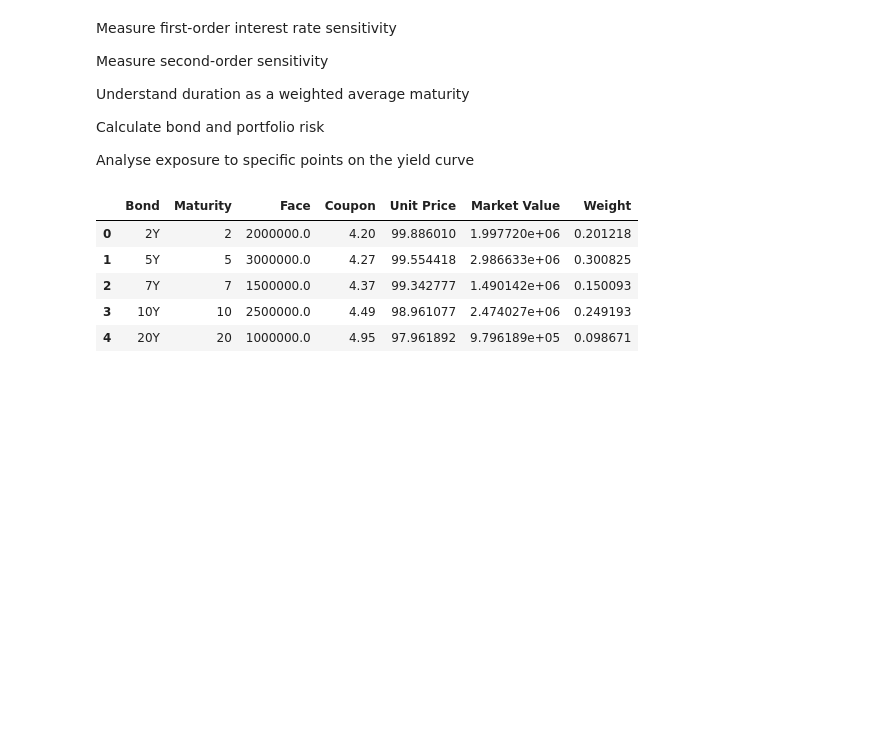
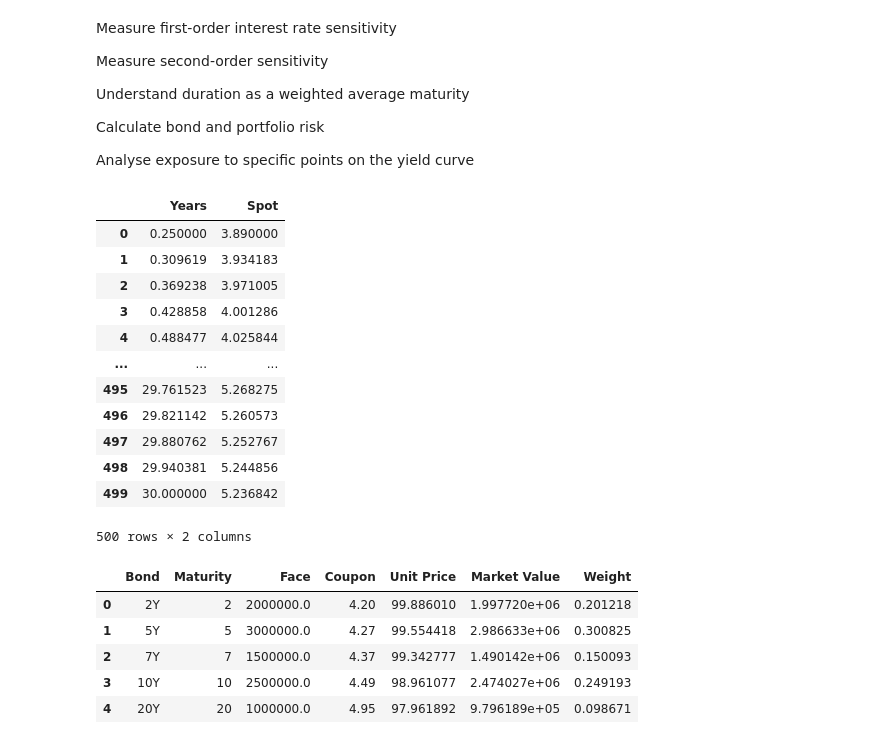
Before and after one commit to gy623/Interest-Rate-Curve-Bootstrapping-and-Stress-Testing, a Jupyter notebook: notebooks/06_stress_testing.ipynb, the cells around one changed output. Cells and saved outputs as stored; diff of their text form; code cells hidden in the pictures; blank space fills up the shorter version.

```diff
--- a/notebooks/06_stress_testing.ipynb
+++ b/notebooks/06_stress_testing.ipynb
@@ -21,15 +21,29 @@ ROOT = Path.cwd().parent
 # %%
 curve = pd.read_csv(ROOT / "data/continuous_zero_curve.csv")
 portfolio = pd.read_csv(ROOT / "data/sample_portfolio.csv")
 
-portfolio
+display(curve)
+display(portfolio)
 # %% [output]
-|  | Bond | Maturity | Face | Coupon | Unit Price | Market Value | Weight |
-| 0 | 2Y | 2 | 2000000.0 | 4.20 | 99.886010 | 1.997720e+06 | 0.201218 |
-| 1 | 5Y | 5 | 3000000.0 | 4.27 | 99.554418 | 2.986633e+06 | 0.300825 |
-| 2 | 7Y | 7 | 1500000.0 | 4.37 | 99.342777 | 1.490142e+06 | 0.150093 |
-| 3 | 10Y | 10 | 2500000.0 | 4.49 | 98.961077 | 2.474027e+06 | 0.249193 |
-| 4 | 20Y | 20 | 1000000.0 | 4.95 | 97.961892 | 9.796189e+05 | 0.098671 |
+|  | Years | Spot |
+| 0 | 0.250000 | 3.890000 |
+| 1 | 0.309619 | 3.934183 |
+| 2 | 0.369238 | 3.971005 |
+| 3 | 0.428858 | 4.001286 |
+| 4 | 0.488477 | 4.025844 |
+| ... | ... | ... |
+| 495 | 29.761523 | 5.268275 |
+| 496 | 29.821142 | 5.260573 |
+| 497 | 29.880762 | 5.252767 |
+| 498 | 29.940381 | 5.244856 |
+| 499 | 30.000000 | 5.236842 |
+500 rows × 2 columns
+|  | Bond | Maturity | Face | Coupon | Unit Price | Market Value | Weight |
+| 0 | 2Y | 2 | 2000000.0 | 4.20 | 99.886010 | 1.997720e+06 | 0.201218 |
+| 1 | 5Y | 5 | 3000000.0 | 4.27 | 99.554418 | 2.986633e+06 | 0.300825 |
+| 2 | 7Y | 7 | 1500000.0 | 4.37 | 99.342777 | 1.490142e+06 | 0.150093 |
+| 3 | 10Y | 10 | 2500000.0 | 4.49 | 98.961077 | 2.474027e+06 | 0.249193 |
+| 4 | 20Y | 20 | 1000000.0 | 4.95 | 97.961892 | 9.796189e+05 | 0.098671 |
 # %%
 spot_curve = CubicSpline(
     curve["Years"],
```
Also changed, not shown: parts of 24 cells of this notebook, 4 other files.
